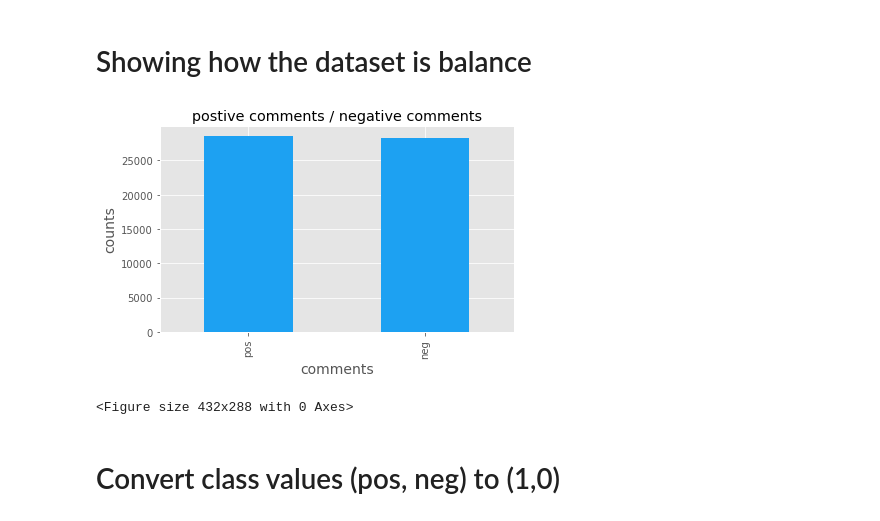
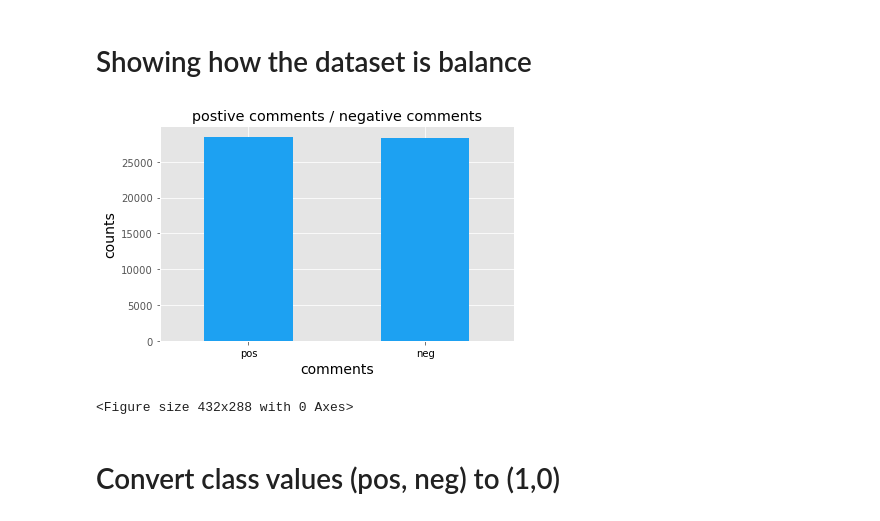
Before and after one commit to marwahfaraj/Arabic-twittes-sentiment-analysis, a Jupyter notebook: capstone2.ipynb, the cells around one changed output. Drawn from its saved outputs; the diff is of its cells as text; code cells hidden in the pictures.

```diff
--- a/capstone2.ipynb
+++ b/capstone2.ipynb
@@ -657,17 +649,18 @@ Name: class, dtype: int64
 # Showing how the dataset is balance
 # %%
 full_data['class'].value_counts().plot(kind='bar', color='#1da1f2ff')
-plt.title('postive comments / negative comments')
-plt.xlabel('comments', fontsize=14)
-plt.ylabel('counts', fontsize=14)
+plt.title('postive comments / negative comments', color='black')
+plt.xlabel('comments', fontsize=14, color='black')
+plt.ylabel('counts', fontsize=14, color='black')
+plt.xticks(color='black', rotation=0)
 plt.savefig('image/balance_data.jpg')
 fig1 = plt.gcf()
 plt.tight_layout()
 plt.show()
 plt.draw()
-fig1.savefig('image/balance_data.jpg', dpi=100)
+fig1.savefig('image/balance_data.jpg', dpi=100);
 # %% [output]
-[figure, old version]
+[figure, new version]
 <Figure size 432x288 with 0 Axes>
 # %% [markdown]
 # Convert class values (pos, neg) to (1,0)
```
Also changed, not shown: parts of 27 cells of this notebook, 7 other files.
